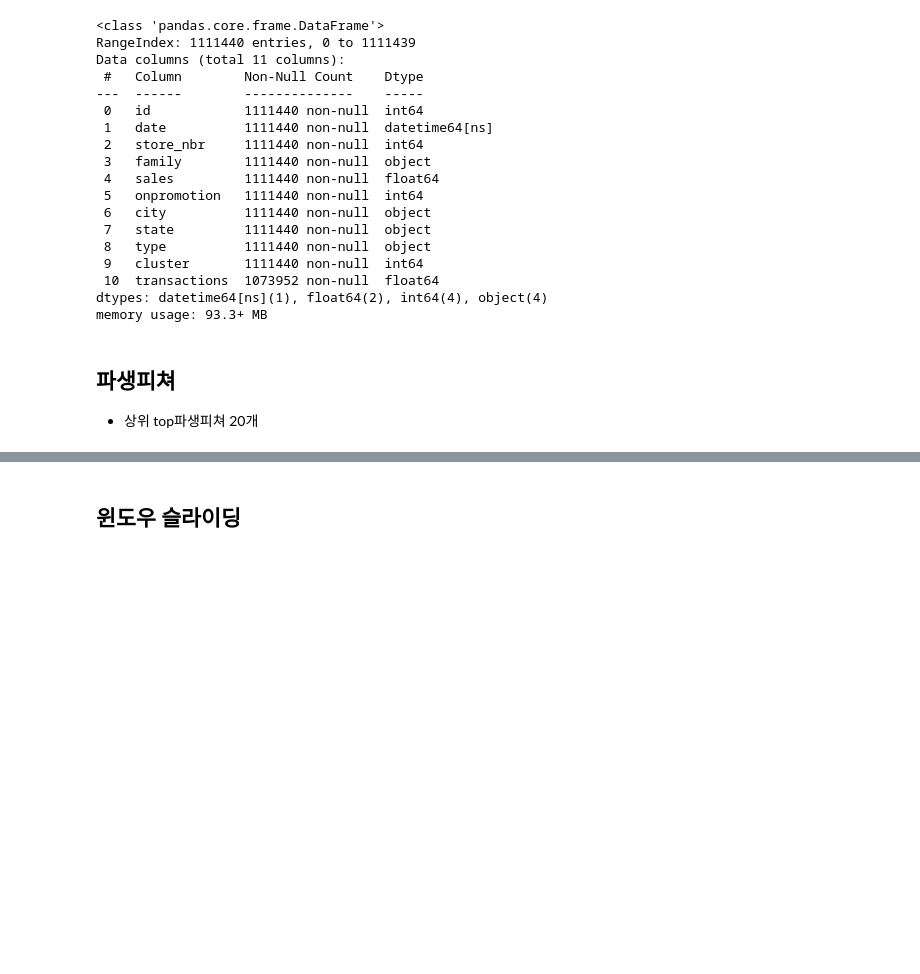
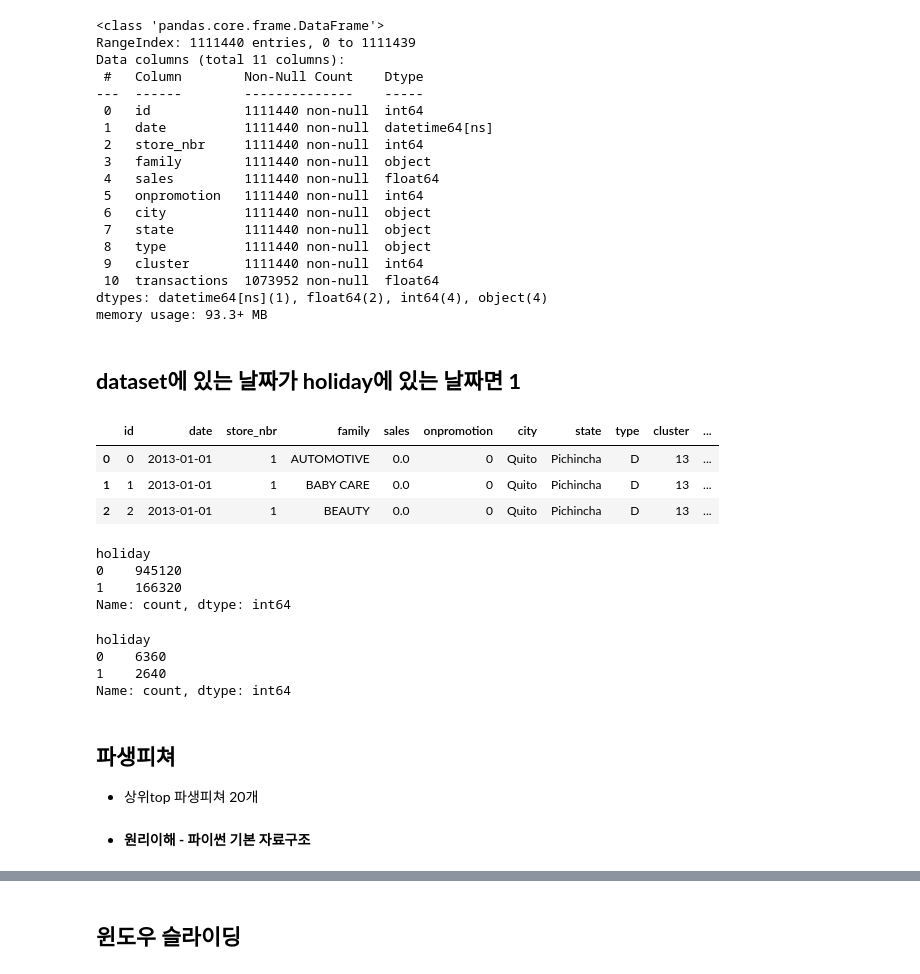
Before and after one commit to han00jh/DL-Study, a Jupyter notebook: lec10_공모전_시계열_판매량_.ipynb, the cells around one changed output, grey strips where cells are left out. Saved outputs shown, nothing was run; the diff lists cells and outputs as text; code cells hidden in the pictures; blank space fills up the shorter version.

```diff
--- a/lec10_공모전_시계열_판매량_.ipynb
+++ b/lec10_공모전_시계열_판매량_.ipynb
@@ -76,7 +78,7 @@ pd.set_option('max_colwidth', None)
 # %%
 train = pd.read_csv(r"C:\IT\workspace_ptyhon\dl\store_sales\train.csv")
 test = pd.read_csv(r"C:\IT\workspace_ptyhon\dl\store_sales\test.csv")
-# holiday = pd.read_csv(r"C:\IT\workspace_ptyhon\dl\store_sales\holidays_events.csv")
+holiday = pd.read_csv(r"C:\IT\workspace_ptyhon\dl\store_sales\holidays_events.csv", parse_dates=['date'])
 # oil = pd.read_csv(r"C:\IT\workspace_ptyhon\dl\store_sales\oil.csv")
 submit = pd.read_csv(r"C:\IT\workspace_ptyhon\dl\store_sales\sample_submission.csv")
 # store = pd.read_csv(r"C:\IT\workspace_ptyhon\dl\store_sales\stores.csv")
@@ -188,3 +175,5 @@ Data columns (total 11 columns):
  10  transactions  1073952 non-null  float64
 dtypes: datetime64[ns](1), float64(2), int64(4), object(4)
 memory usage: 93.3+ MB
+# %% [markdown]
+## <b>dataset에 있는 날짜가 holiday에 있는 날짜면 1
@@ -191,3 +182,32 @@ memory usage: 93.3+ MB
+# %%
+dataset['holiday'] = dataset['date'].isin(holiday['date'].unique()).astype(int)
+dataset['holiday'] = dataset['holiday'].fillna(0).astype(int)
+
+test['holiday'] = test['date'].isin(holiday['date'].unique()).astype(int)
+test['holiday'] = test['holiday'].fillna(0).astype(int)
+
+dataset.head(3)
+# %% [output]
+|  | id | date | store_nbr | family | sales | onpromotion | city | state | type | cluster | ... |
+| 0 | 0 | 2013-01-01 | 1 | AUTOMOTIVE | 0.0 | 0 | Quito | Pichincha | D | 13 | ... |
+| 1 | 1 | 2013-01-01 | 1 | BABY CARE | 0.0 | 0 | Quito | Pichincha | D | 13 | ... |
+| 2 | 2 | 2013-01-01 | 1 | BEAUTY | 0.0 | 0 | Quito | Pichincha | D | 13 | ... |
+# %%
+dataset['holiday'].value_counts()
+# %% [output]
+holiday
+0    945120
+1    166320
+Name: count, dtype: int64
+# %%
+test['holiday'].value_counts()
+# %% [output]
+holiday
+0    6360
+1    2640
+Name: count, dtype: int64
 # %% [markdown]
 ## <b>파생피쳐
-* 상위 top파생피쳐 20개
+* 상위top 파생피쳐 20개
+# %% [markdown]
+* <b>원리이해 - 파이썬 기본 자료구조
```
Also changed, not shown: parts of 61 cells of this notebook, 2 other files.
